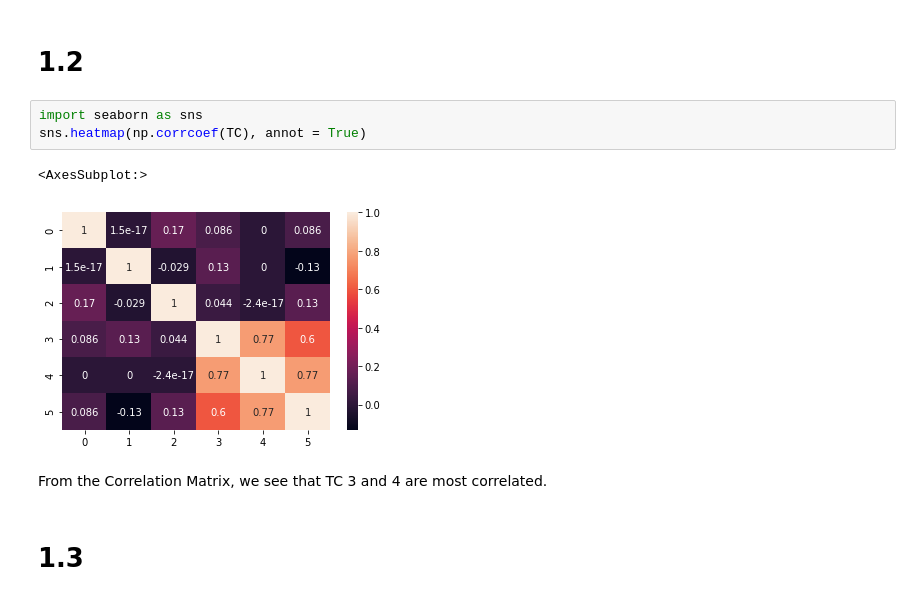
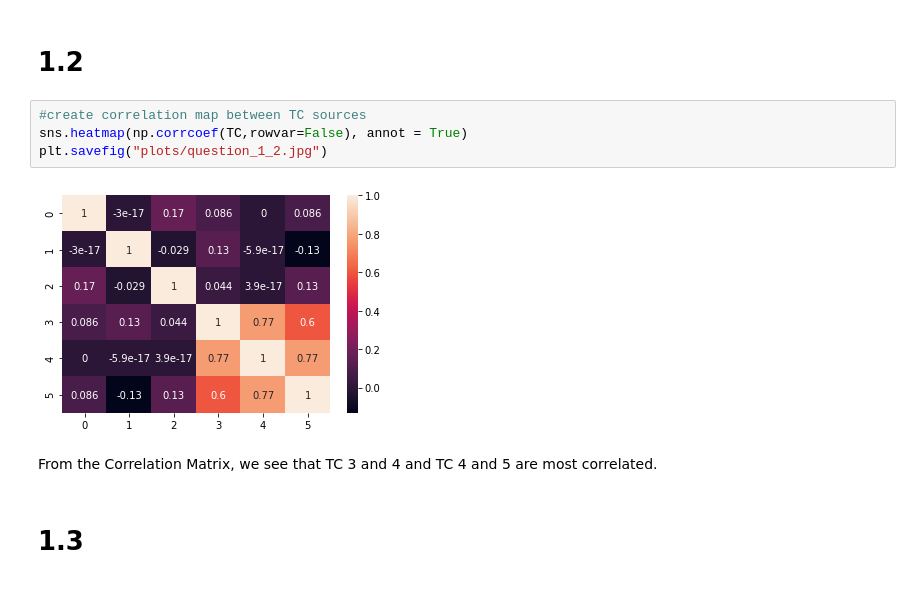
Before and after one commit to jsutrisno/mast30034_assignment_1, a Jupyter notebook: Assignment 1 Code.ipynb, the cells around one changed output. Saved outputs shown, nothing was run; the diff lists cells and outputs as text.

```diff
--- a/Assignment 1 Code.ipynb
+++ b/Assignment 1 Code.ipynb
@@ -55,12 +65,12 @@ Standardize instead of Normalize because the variables follow Gaussian Distribut
 # %% [markdown]
 # 1.2
-# %%
-import seaborn as sns
-sns.heatmap(np.corrcoef(TC), annot = True)
-# %% [output]
-<AxesSubplot:>
-[figure, removed]
+# %%
+#create correlation map between TC sources
+sns.heatmap(np.corrcoef(TC,rowvar=False), annot = True)
+plt.savefig("plots/question_1_2.jpg")
+# %% [output]
+[figure, added]
 # %% [markdown]
-From the Correlation Matrix, we see that TC 3 and 4 are most correlated.
+From the Correlation Matrix, we see that TC 3 and 4 and TC 4 and 5 are most correlated.
 # %% [markdown]
 # 1.3
```
Also changed, not shown: parts of 71 cells of this notebook, 17 other files.
